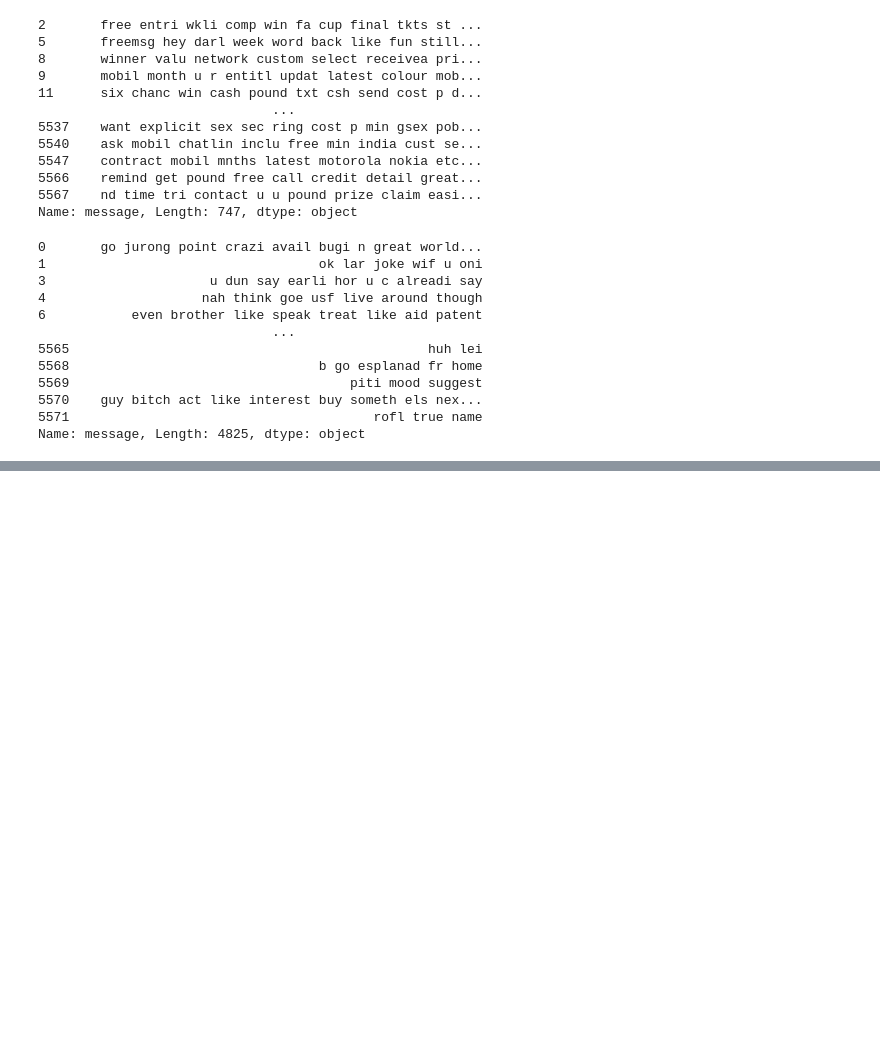
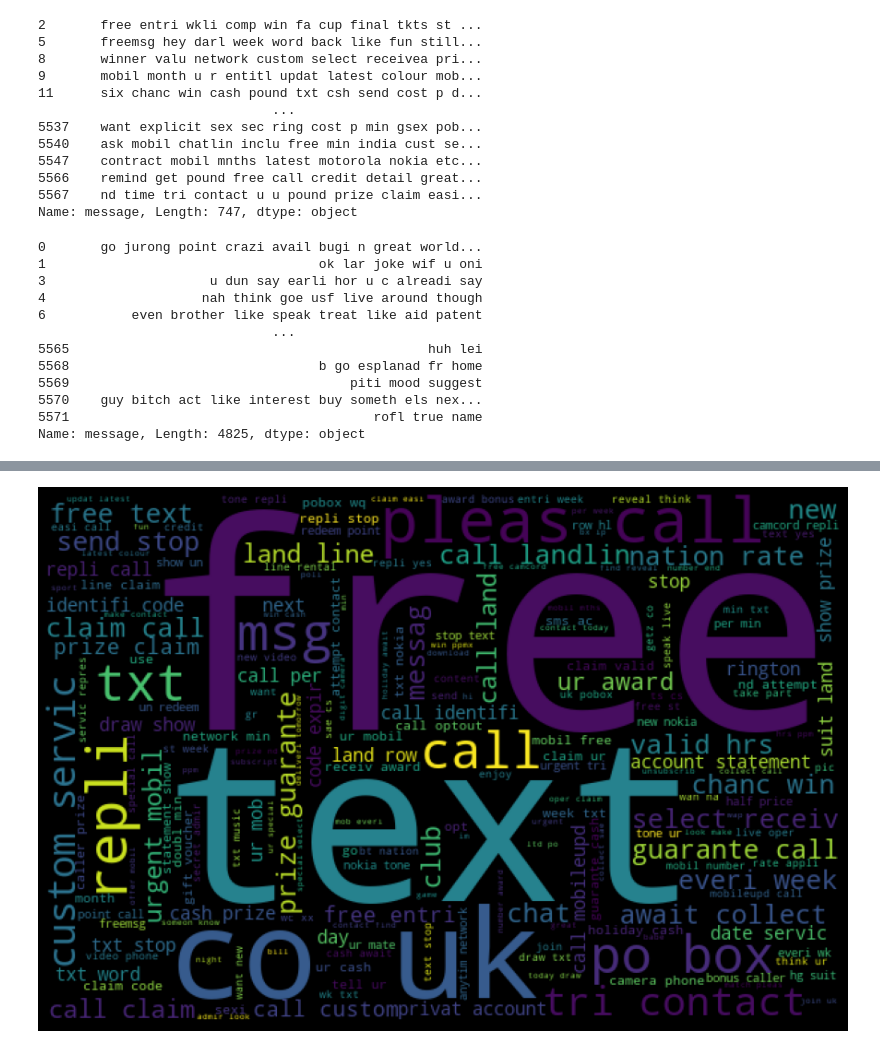
Before and after one commit to EddyGiusepe/Spam_classifier_using_Python, a Jupyter notebook: spam_classification_ML_End_to_End_Deployment.ipynb, the cells around one changed output, grey strips where cells are left out. Saved outputs shown, nothing was run; the diff lists cells and outputs as text; code cells hidden in the pictures; blank space fills up the shorter version.

```diff
--- a/spam_classification_ML_End_to_End_Deployment.ipynb
+++ b/spam_classification_ML_End_to_End_Deployment.ipynb
@@ -280,0 +302,17 @@ Name: message, Length: 4825, dtype: object
+# %%
+spam_words = []
+ham_words = []
+
+def extractSpamWords(spamMessages):
+  global spam_words
+  words = [word for word in word_tokenize(spamMessages)]
+  spam_words = spam_words + words
+
+
+def extractHamWords(hamMessages):
+  global ham_words
+  words = [word for word in word_tokenize(hamMessages)]
+  ham_words = ham_words + words
+
+# spam_messages.apply(extractSpamWords)
+# ham_messages.apply(extractHamWords)
@@ -280,0 +369,10 @@ Name: message, Length: 4825, dtype: object
+# %%
+spam_wordcloud = WordCloud(width=600, height=400).generate(" ".join(spam_words))
+
+plt.figure(figsize=(12, 8), facecolor='k')
+plt.imshow(spam_wordcloud)
+plt.axis('off')
+plt.tight_layout(pad=0)
+plt.show()
+# %% [output]
+[figure, added]
```
Also changed, not shown: parts of 6 cells of this notebook.
